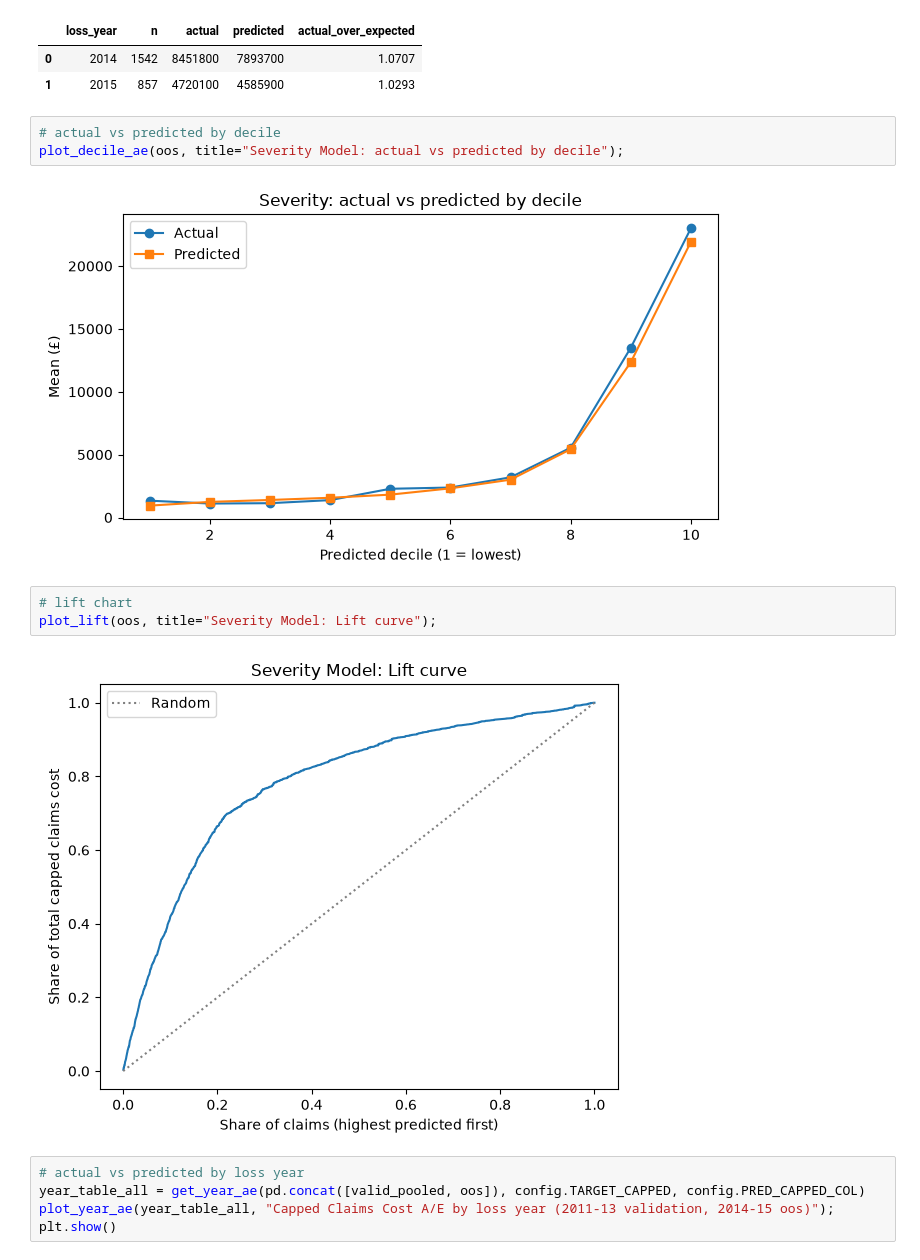
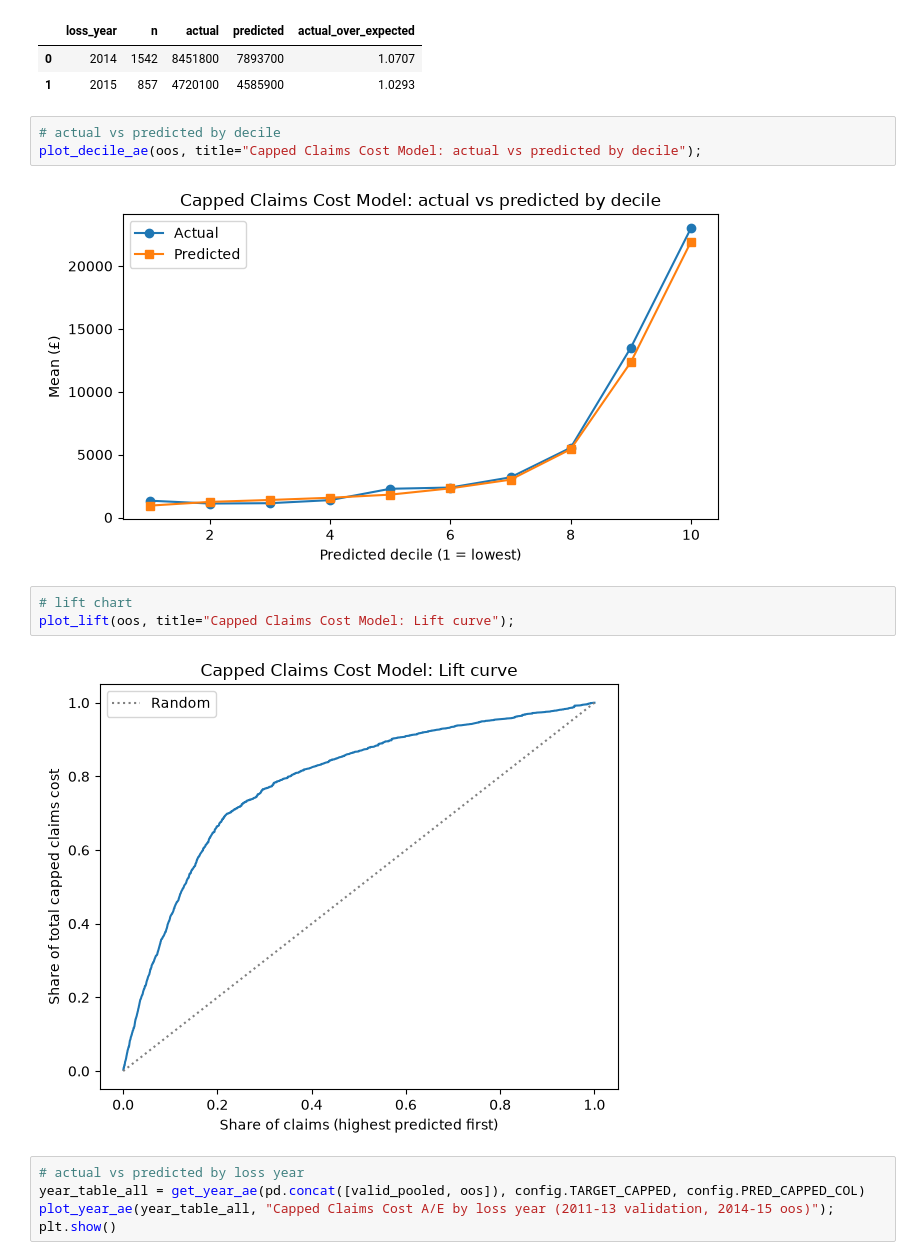
Before and after one commit to qusai238/fnol_modelling, a Jupyter notebook: notebooks/fnol_analysis.ipynb, the cells around one changed output. Cells and saved outputs as stored; diff of their text form.

```diff
--- a/notebooks/fnol_analysis.ipynb
+++ b/notebooks/fnol_analysis.ipynb
@@ -576,14 +576,14 @@ year_table
 | 1 | 2015 | 857 | 4720100 | 4585900 | 1.0293 |
 # %%
 # actual vs predicted by decile
-plot_decile_ae(oos, title="Severity Model: actual vs predicted by decile");
+plot_decile_ae(oos, title="Capped Claims Cost Model: actual vs predicted by decile");
 # %% [output]
-[figure, old version]
+[figure, new version]
 # %%
 # lift chart
-plot_lift(oos, title="Severity Model: Lift curve");
+plot_lift(oos, title="Capped Claims Cost Model: Lift curve");
 # %% [output]
-[figure, old version]
+[figure, new version]
 # %%
 # actual vs predicted by loss year
 year_table_all = get_year_ae(pd.concat([valid_pooled, oos]), config.TARGET_CAPPED, config.PRED_CAPPED_COL)
```
Also changed, not shown: parts of 4 cells of this notebook.
